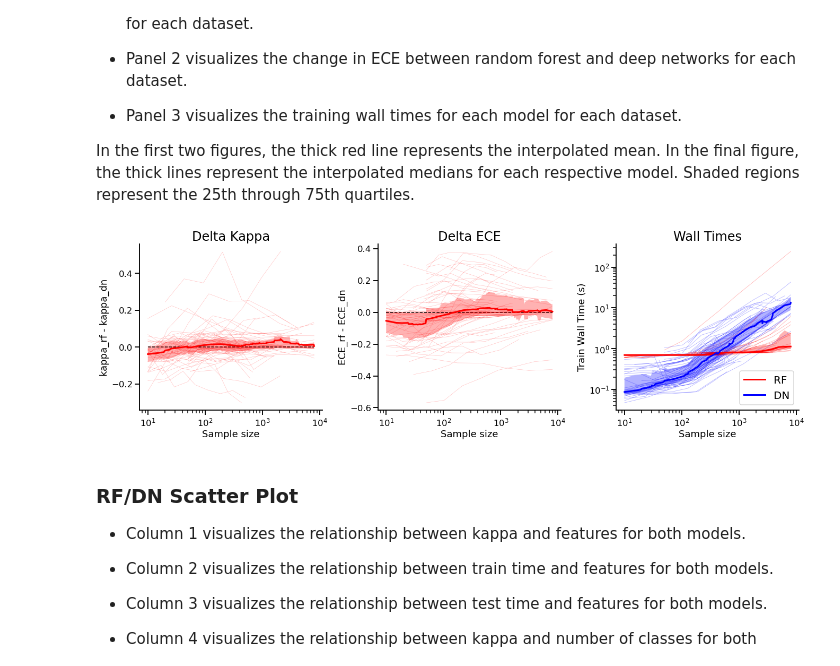
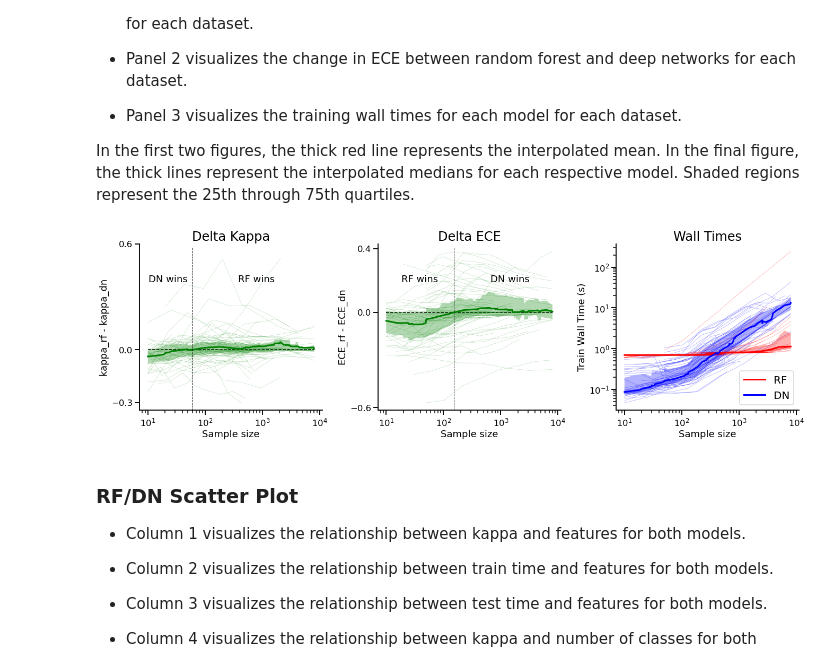
Before and after one commit to neurodata/df-dn-paper, a Jupyter notebook: tabular/cc18_figures.ipynb, the cells around one changed output. Drawn from its saved outputs; the diff is of its cells as text; code cells hidden in the pictures.

Commit message:
Update figure and remove plots folder

```diff
--- a/tabular/cc18_figures.ipynb
+++ b/tabular/cc18_figures.ipynb
@@ -133,7 +133,7 @@ for difference in range(int(total_sets)):
     ax.plot(
         full_dataset_all_sample_sizes[difference],
         rfdn_difference[difference, :],
-        c="r",
+        c="g",
         alpha=0.3,
         lw=0.5,
     )
@@ -149,8 +149,18 @@ for difference in range(int(total_sets)):
 ax.hlines(0, 10, np.max(samples), colors="k", linestyles="dashed", linewidth=1.5)
 
 qunatiles = np.nanquantile(kappa_over_dataset, [0.25, 0.75], axis=0)
-ax.fill_between(samples, qunatiles[0], qunatiles[1], facecolor="r", alpha=0.3)
-ax.plot(samples, np.nanmean(kappa_over_dataset, axis=0), c="r", lw=3)
+ax.fill_between(samples, qunatiles[0], qunatiles[1], facecolor="g", alpha=0.3)
+ax.plot(samples, np.nanmean(kappa_over_dataset, axis=0), c="g", lw=3)
+
+vert_line_index = np.where(np.nanmean(kappa_over_dataset, axis=0) < 0)[0][-1]
+vert_line = samples[vert_line_index]
+ax.axvline(x=vert_line, ymax=0.98, linestyle="--", color="black", linewidth=1)
+
+ylims = ax.get_ylim()
+plt.yticks([np.round(ylims[0], 1), 0, np.round(ylims[1], 1)])
+
+fig.text(0.23, 0.73, "RF wins", ha="center", fontsize=18)
+fig.text(0.108, 0.73, "DN wins", ha="center", fontsize=18)
 
 
 # Subplot 2
@@ -192,7 +202,7 @@ for difference in range(int(total_sets)):
     ax.plot(
         full_dataset_all_sample_sizes[difference],
         rfdn_difference[difference, :],
-        c="r",
+        c="g",
         alpha=0.3,
         lw=0.5,
     )
@@ -208,8 +218,18 @@ for difference in range(int(total_sets)):
 ax.hlines(0, 10, np.max(samples), colors="k", linestyles="dashed", linewidth=1.5)
 
 qunatiles = np.nanquantile(ece_over_dataset, [0.25, 0.75], axis=0)
-ax.fill_between(samples, qunatiles[0], qunatiles[1], facecolor="r", alpha=0.3)
-ax.plot(samples, np.nanmean(ece_over_dataset, axis=0), c="r", lw=3)
+ax.fill_between(samples, qunatiles[0], qunatiles[1], facecolor="g", alpha=0.3)
+ax.plot(samples, np.nanmean(ece_over_dataset, axis=0), c="g", lw=3)
+
+vert_line_index = np.where(np.nanmean(ece_over_dataset, axis=0) < 0)[0][-1]
+vert_line = samples[vert_line_index]
+ax.axvline(x=vert_line, ymax=0.98, linestyle="--", color="black", linewidth=1)
+
+ylims = ax.get_ylim()
+plt.yticks([np.round(ylims[0], 1), 0, np.round(ylims[1], 1)])
+
+fig.text(0.455, 0.73, "RF wins", ha="center", fontsize=18)
+fig.text(0.58, 0.73, "DN wins", ha="center", fontsize=18)
 
 
 # Subplot 3
@@ -278,35 +298,34 @@ for difference in range(int(total_sets)):
     ax.plot(
         full_dataset_all_sample_sizes[difference],
         dn_times_tot[difference, :],
         c="b",
         alpha=0.3,
         lw=0.8,
     )
     ax.set_xlabel("Sample size")
     ax.set_ylabel("Train Wall Time (s)")
     ax.set_xscale("log")
     ax.set_yscale("log")
     ax.set_title("Wall Times", fontsize=24)
     right_side = ax.spines["right"]
     right_side.set_visible(False)
     top_side = ax.spines["top"]
     top_side.set_visible(False)
 
 ax.hlines(0, 10, np.max(samples), colors="k", linestyles="dashed", linewidth=1.5)
 
 qunatiles = np.nanquantile(times_over_dataset_rf, [0.25, 0.75], axis=0)
 ax.fill_between(samples, qunatiles[0], qunatiles[1], facecolor="r", alpha=0.3)
 ax.plot(samples, np.nanmedian(times_over_dataset_rf, axis=0), c="r", lw=3, label="RF")
 
 qunatiles = np.nanquantile(times_over_dataset_dn, [0.25, 0.75], axis=0)
 ax.fill_between(samples, qunatiles[0], qunatiles[1], facecolor="b", alpha=0.3)
 ax.plot(samples, np.nanmedian(times_over_dataset_dn, axis=0), c="b", lw=3, label="DN")
 
 ax.legend(fontsize=20, loc="lower right")
 plt.tight_layout()
-plt.savefig("plots/cc18_experiment.png")
 # %% [output]
-[figure, old version]
+[figure, new version]
 # %% [markdown]
 ### RF/DN Scatter Plot
 
```
Also changed, not shown: parts of 1 cell of this notebook, 2 other files.
